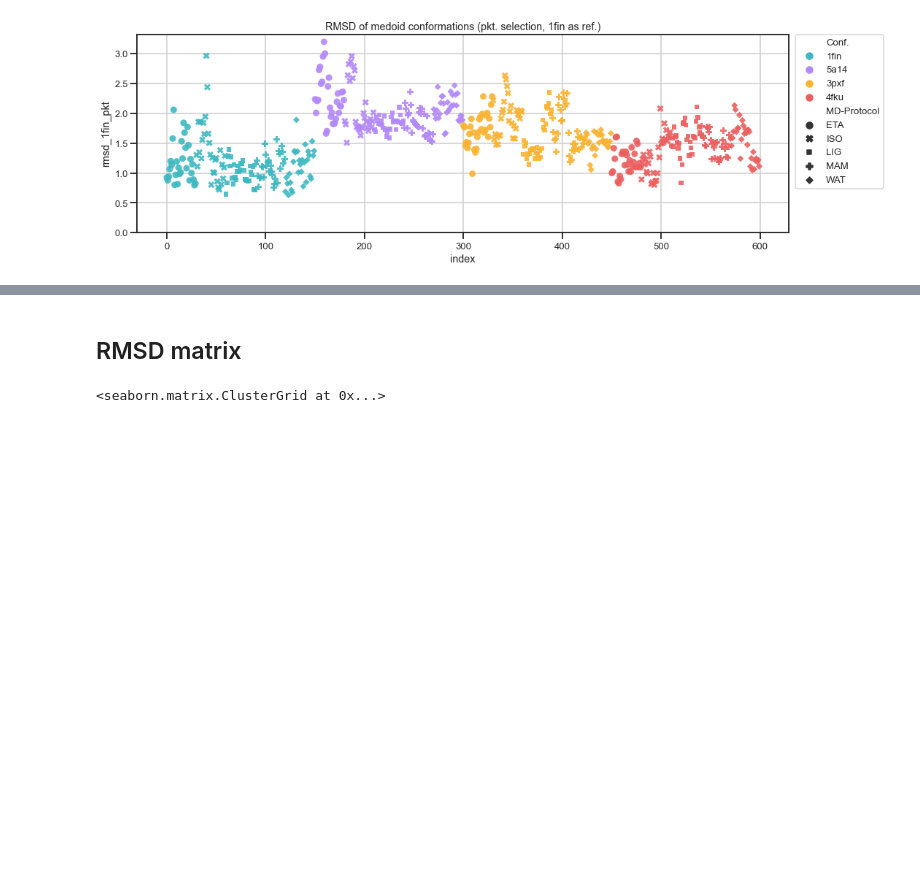
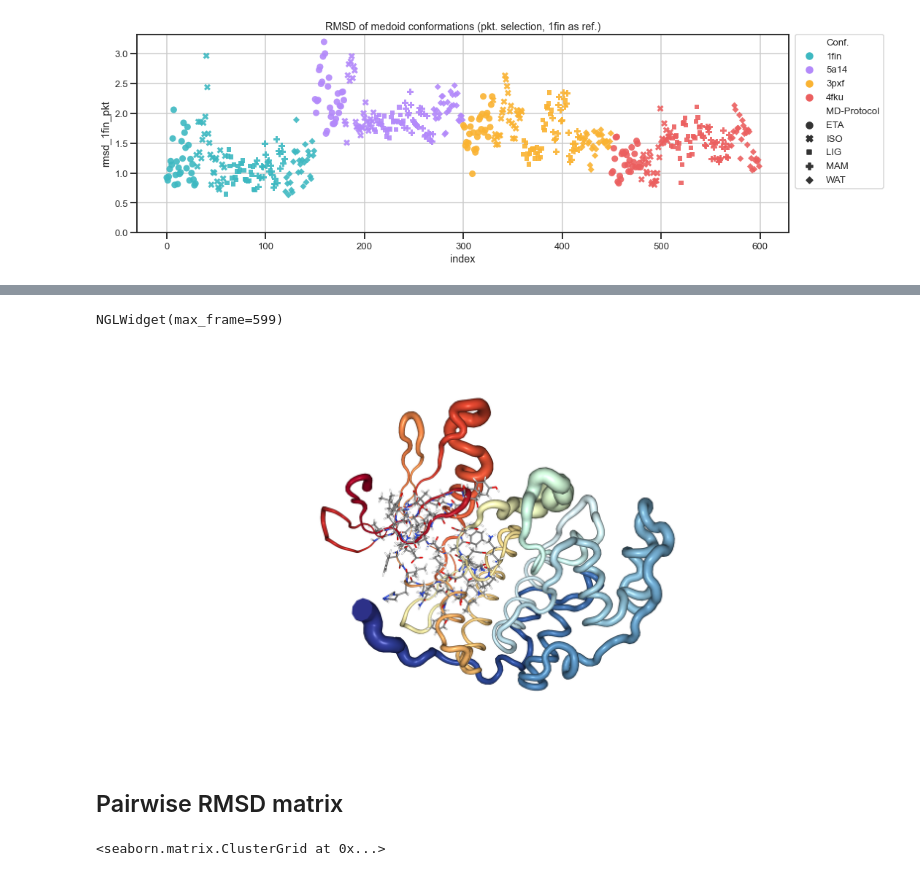
Before and after one commit to jRicciL/cdk2_md_gromacs, a Jupyter notebook: notebooks/3_MD_trajecory_analysis/5_Save_Representative_MD_Conformations_as_pdb.ipynb, the cells around one changed output, grey strips where cells are left out. Saved outputs shown, nothing was run; the diff lists cells and outputs as text; code cells hidden in the pictures; blank space fills up the shorter version.

```diff
--- a/notebooks/3_MD_trajecory_analysis/5_Save_Representative_MD_Conformations_as_pdb.ipynb
+++ b/notebooks/3_MD_trajecory_analysis/5_Save_Representative_MD_Conformations_as_pdb.ipynb
@@ -170,5 +216,42 @@ plt.show()
+# %%
+import nglview as nv
+from nglview.color import ColormakerRegistry
+from matplotlib import cm
+
+colours = cm.rainbow((rmsf - np.min(rmsf)) / (np.max(rmsf) - np.min(rmsf))) * 255
+rgb2hex = lambda r,g,b,a: '#%02x%02x%02x' %(int(r), int(g), int(b))
+
+view = nv.show_pytraj(meds_traj)
+color_scheme_list = [[rgb2hex(*c), str(i)] for i, c  in enumerate(colours)]
+color_scheme = nv.color._ColorScheme(color_scheme_list, label="scheme_regions")
+view.clear_representations()
+
+
+cm = ColormakerRegistry
+cm.add_selection_scheme("colRMSF",
+        color_scheme_list)
+rep = [
+    {"type": "tube", "params": {
+        "radiusType": 'data',
+        "radiusData": (rmsf / 10)**1.1,
+        "colorScheme": 'residueindex'
+    }}
+]
+
+view.representations = rep
+view.add_licorice(selection = ':' + get_pocket_residues())
+view._remote_call('setSize', target='Widget', args=['','500px'])
+view.camera='orthographic'
+view
+# %% [output]
+NGLWidget(max_frame=599)
+# %%
+view.render_image()
+view._display_image()
+# %% [output]
+[figure, added]
 # %% [markdown]
-## RMSD matrix
+## Pairwise RMSD matrix
 # %%
 rmsd_mtx = pyt.pairwise_rmsd(meds_traj, mask = mask_pkt_Ca)
 # %%
```
Also changed, not shown: parts of 10 cells of this notebook.
